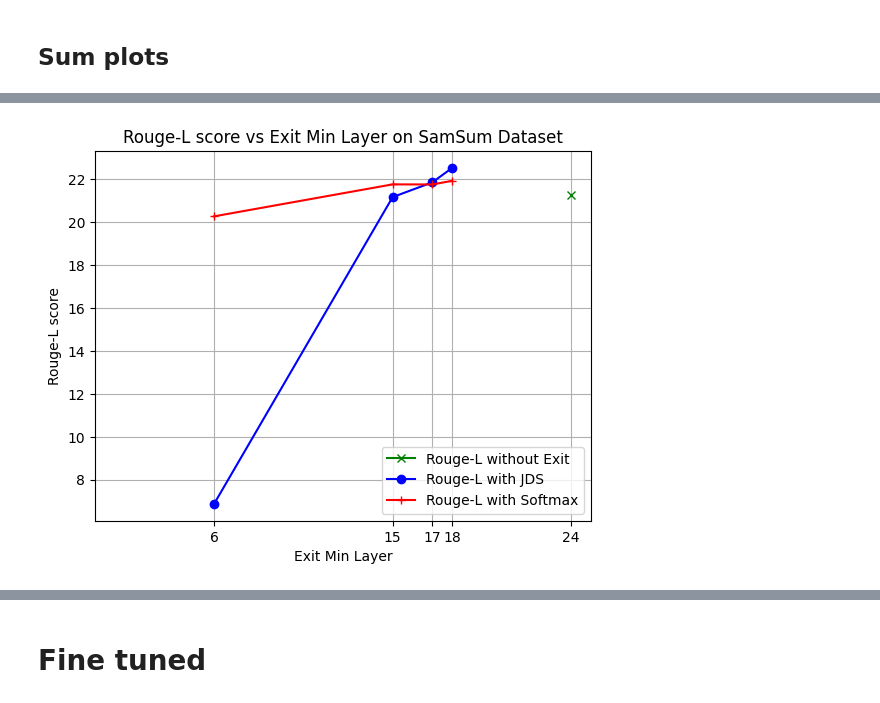
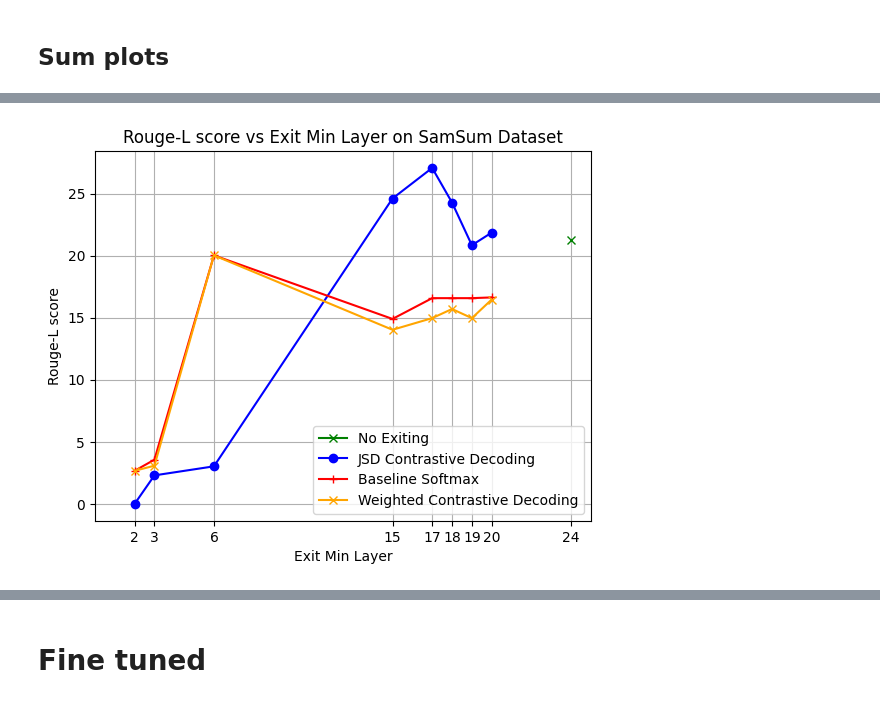
Before and after one commit to joanvelja/Confidently_Exiting, a Jupyter notebook: src/plots/plots_mn.ipynb, the cells around one changed output, grey strips where cells are left out. Cells and saved outputs as stored; diff of their text form; code cells hidden in the pictures.

```diff
--- a/src/plots/plots_mn.ipynb
+++ b/src/plots/plots_mn.ipynb
@@ -123,27 +124,28 @@ plt.show()
 # %%
 import matplotlib.pyplot as plt
 
-exit_min_layer_list = [18, 17, 15, 6]
-performance_JDS = [22.521, 21.849, 21.162, 6.875, 2.299, 0]
-performance_softmax = [21.921, 21.75, 21.755, 20.266, 3.562,2.667]
-performance_rew = [15.701, 14.966, 14.027, 20.022, 3.079, 2.667]
+exit_min_layer_list = [20, 19, 18, 17, 15, 6, 3, 2]
+performance_JDS = [21.856, 20.837, 24.275, 27.065, 24.601, 3.028, 2.299, 0]
+performance_softmax = [16.634, 16.575, 16.575, 16.575, 14.901, 20.022, 3.562,2.667]
+performance_rew = [16.464, 14.966, 15.701, 14.966, 14.027, 20.022, 3.079, 2.667]
 exit_normal = [24]
 performance_normal = [21.28]
 
-performance_JDS_fixed = [,,, 2.299, 0]
+# performance_JDS_fixed = [,,, 2.299, 0]
 # performance_softmax_fixed = [ 3.541, 3.111]
-performance_rew_fixed = [15.84, 17.513, 3.079 ,7.619]
+# performance_rew_fixed = [15.84, 17.513, 3.079 ,7.619]
 
-plt.plot(exit_normal, performance_normal, marker='x', label='Rouge-L without Exit', color='green')
-plt.plot(exit_min_layer_list, performance_JDS, marker='o', label='Rouge-L with JDS', color='blue')
-plt.plot(exit_min_layer_list, performance_softmax, marker='+', label='Rouge-L with Softmax', color='red')
+plt.plot(exit_normal, performance_normal, marker='x', label='No Exiting', color='green')
+plt.plot(exit_min_layer_list, performance_JDS, marker='o', label='JSD Contrastive Decoding', color='blue')
+plt.plot(exit_min_layer_list, performance_softmax, marker='+', label='Baseline Softmax', color='red')
+plt.plot(exit_min_layer_list, performance_rew, marker='x', label='Weighted Contrastive Decoding', color='orange')
 plt.grid(True)
 plt.xlim(0, 25) # This will set the x-axis ticks to the values in exit_min_layer_list and exit_normal
 plt.xticks(exit_min_layer_list + exit_normal)
 plt.xlabel('Exit Min Layer')
 plt.ylabel('Rouge-L score')
 plt.title('Rouge-L score vs Exit Min Layer on SamSum Dataset')
 plt.legend()  # This will add a legend with the labels specified in the plot calls
 plt.show()
 # %% [output]
-[figure, old version]
+[figure, new version]
```
Also changed, not shown: parts of 10 cells of this notebook, 12 other files.
